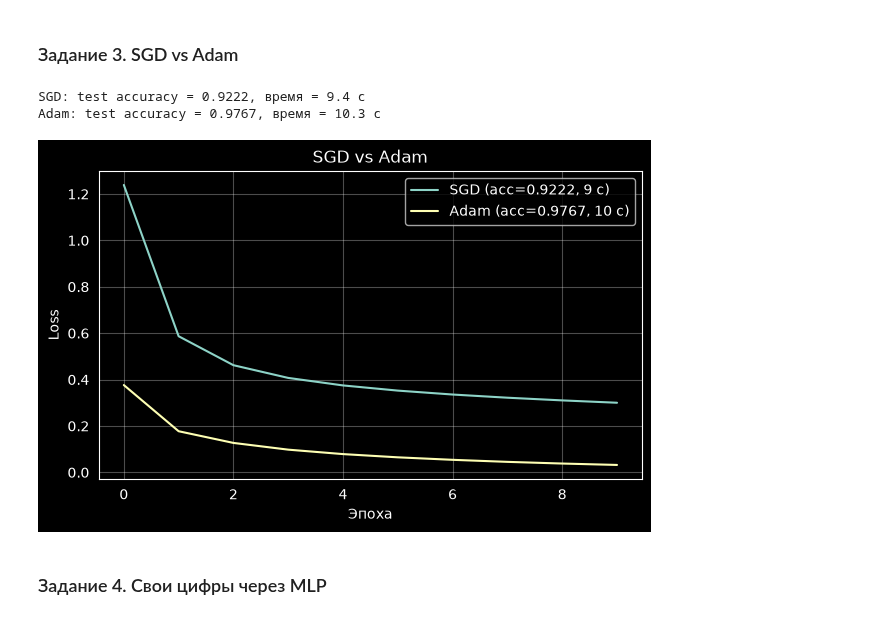
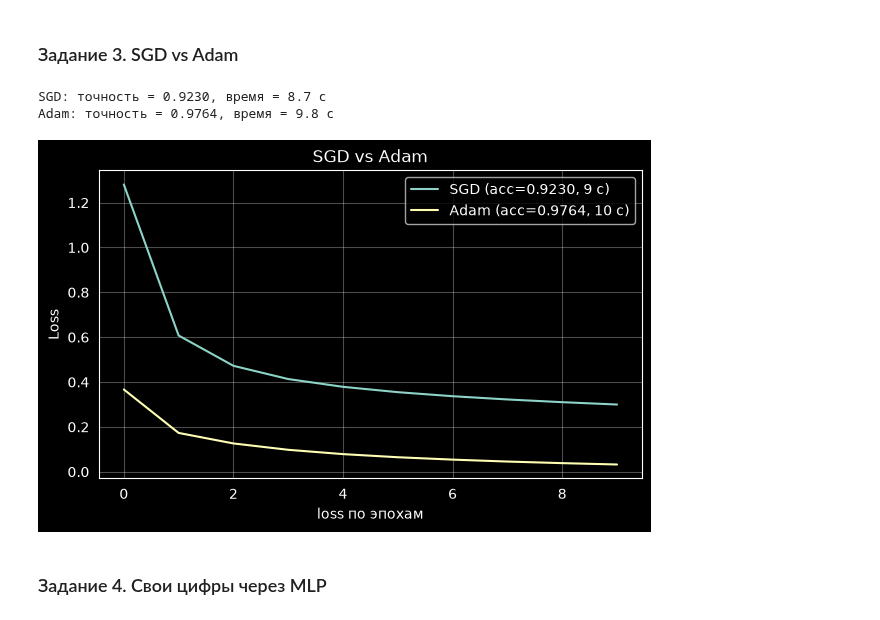
Before and after one commit to Torfiks/university, a Jupyter notebook: recogn_generate_image/task_7/task_7.ipynb, the cells around one changed output. Cells and saved outputs as stored; diff of their text form; code cells hidden in the pictures.

```diff
--- a/recogn_generate_image/task_7/task_7.ipynb
+++ b/recogn_generate_image/task_7/task_7.ipynb
@@ -576,25 +576,27 @@ Dropout 0.3: test accuracy = 0.9715
 # %%
 results = {}
 for name, opt in [("SGD", tf.keras.optimizers.SGD()), ("Adam", tf.keras.optimizers.Adam())]:
     m = build_mlp(128)
     m.compile(optimizer=opt, loss='sparse_categorical_crossentropy', metrics=['accuracy'])
     t0 = time.perf_counter()
     h = m.fit(x_train, y_train, validation_split=0.1, epochs=10, batch_size=128, verbose=0)
     dt = time.perf_counter() - t0
     _, a = m.evaluate(x_test, y_test, verbose=0)
     results[name] = (h, a, dt)
-    print(f"{name}: test accuracy = {a:.4f}, время = {dt:.1f} с")
+    print(f"{name}: точность = {a:.4f}, время = {dt:.1f} с")
 
 plt.figure(figsize=(7, 4))
 for name, (h, a, dt) in results.items():
     plt.plot(h.history['loss'], label=f"{name} (acc={a:.4f}, {dt:.0f} с)")
-plt.xlabel("Эпоха"); plt.ylabel("Loss")
+
+plt.xlabel("loss по эпохам")
+plt.ylabel("Loss")
 plt.title("SGD vs Adam"); plt.legend(); plt.grid(alpha=0.3)
 plt.show()
 # %% [output]
-SGD: test accuracy = 0.9222, время = 9.4 с
-Adam: test accuracy = 0.9767, время = 10.3 с
+SGD: точность = 0.9230, время = 8.7 с
+Adam: точность = 0.9764, время = 9.8 с
-[figure, old version]
+[figure, new version]
 # %% [markdown]
 ### Задание 4. Свои цифры через MLP
 # %%
```
Also changed, not shown: parts of 5 cells of this notebook, 13 other files.
